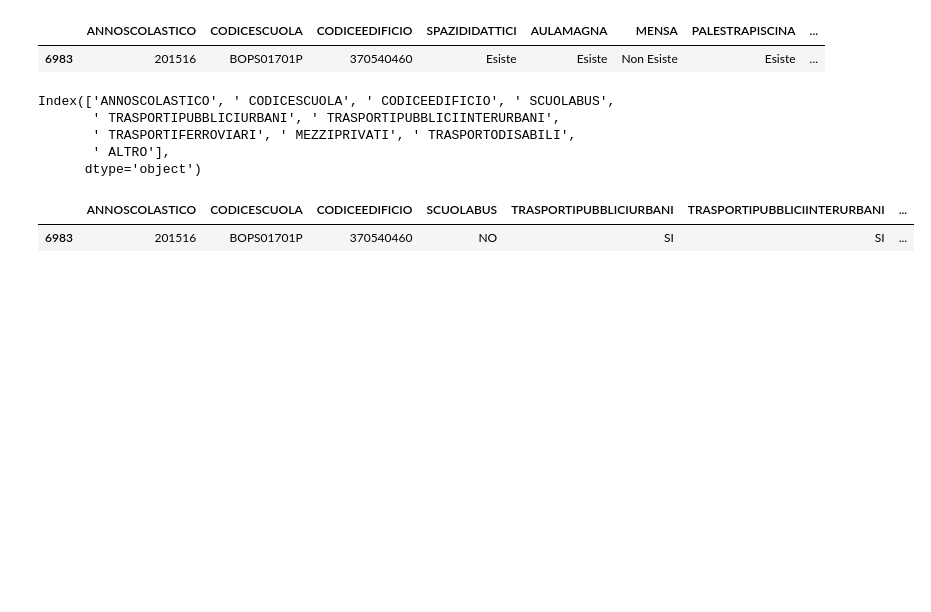
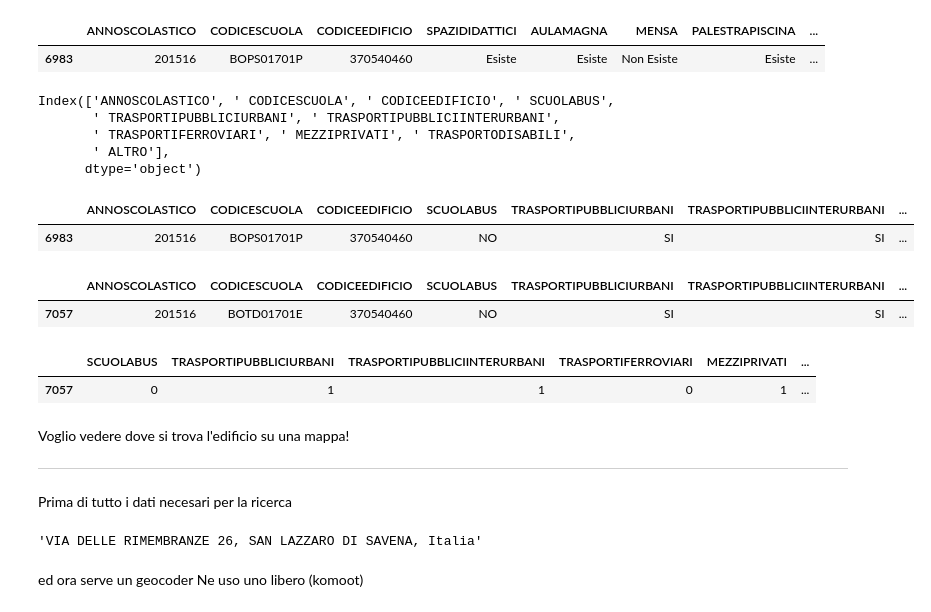
Before and after one commit to napo/opendatamiur, a Jupyter notebook: MIUR_OpenData.ipynb, the cells around one changed output. Saved outputs shown, nothing was run; the diff lists cells and outputs as text; code cells hidden in the pictures; blank space fills up the shorter version.

```diff
--- a/MIUR_OpenData.ipynb
+++ b/MIUR_OpenData.ipynb
@@ -1159,4 +1067,9 @@ raggiungibilita_liceo_mattei
 |  | ANNOSCOLASTICO | CODICESCUOLA | CODICEEDIFICIO | SCUOLABUS | TRASPORTIPUBBLICIURBANI | TRASPORTIPUBBLICIINTERURBANI | ... |
 | 6983 | 201516 | BOPS01701P | 370540460 | NO | SI | SI | ... |
 # %%
-raggiungibilita_liceo_mattei=raggiungibilita[raggiungibilita[' CODICESCUOLA'] == 'BOTD01701E']
+raggiungibilita_itc_mattei=raggiungibilita[raggiungibilita[' CODICESCUOLA'] == 'BOTD01701E']
+# %%
+raggiungibilita_itc_mattei
+# %% [output]
+|  | ANNOSCOLASTICO | CODICESCUOLA | CODICEEDIFICIO | SCUOLABUS | TRASPORTIPUBBLICIURBANI | TRASPORTIPUBBLICIINTERURBANI | ... |
+| 7057 | 201516 | BOTD01701E | 370540460 | NO | SI | SI | ... |
@@ -1162,0 +1080,11 @@ raggiungibilita_liceo_mattei=raggiungibilita[raggiungibilita[' CODICESCUOLA'] ==
+# %%
+mezzi_x_mattei
+# %% [output]
+|  | SCUOLABUS | TRASPORTIPUBBLICIURBANI | TRASPORTIPUBBLICIINTERURBANI | TRASPORTIFERROVIARI | MEZZIPRIVATI | ... |
+| 7057 | 0 | 1 | 1 | 0 | 1 | ... |
+# %% [markdown]
+Voglio vedere dove si trova l'edificio su una mappa!
+
+---
+
+Prima di tutto i dati necesari per la ricerca
@@ -1162,0 +1096,7 @@ raggiungibilita_liceo_mattei=raggiungibilita[raggiungibilita[' CODICESCUOLA'] ==
+# %%
+cerca_indirizzo
+# %% [output]
+'VIA DELLE RIMEMBRANZE 26, SAN LAZZARO DI SAVENA, Italia'
+# %% [markdown]
+ed ora serve un geocoder
+Ne uso uno libero (komoot)
```
Also changed, not shown: parts of 47 cells of this notebook.
